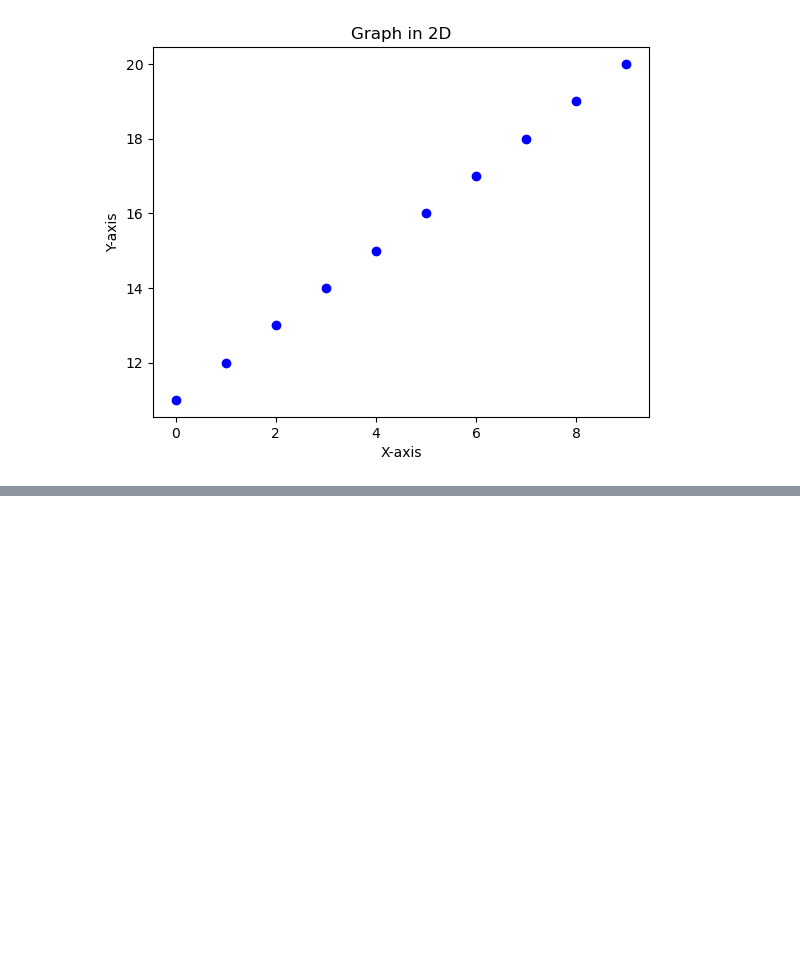
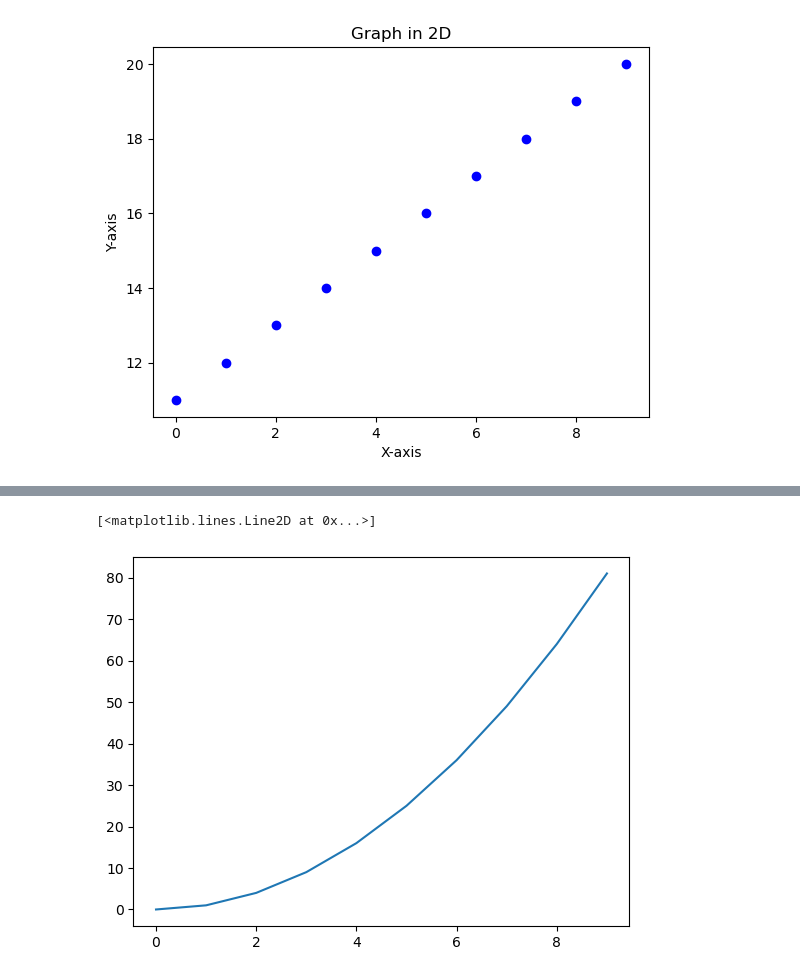
Before and after one commit to Engg-Abhinav/Python-Libraries, a Jupyter notebook: Python_Tutorial_4.ipynb, the cells around one changed output, grey strips where cells are left out. Drawn from its saved outputs; the diff is of its cells as text; code cells hidden in the pictures; blank space fills up the shorter version.

```diff
--- a/Python_Tutorial_4.ipynb
+++ b/Python_Tutorial_4.ipynb
@@ -44,0 +50,6 @@ plt plot - In this we will get lines
+# %%
+y=x*x
+plt.plot(x,y)
+# %% [output]
+[<matplotlib.lines.Line2D at 0x...>]
+[figure, added]
```
Also changed, not shown: parts of 2 cells of this notebook.
